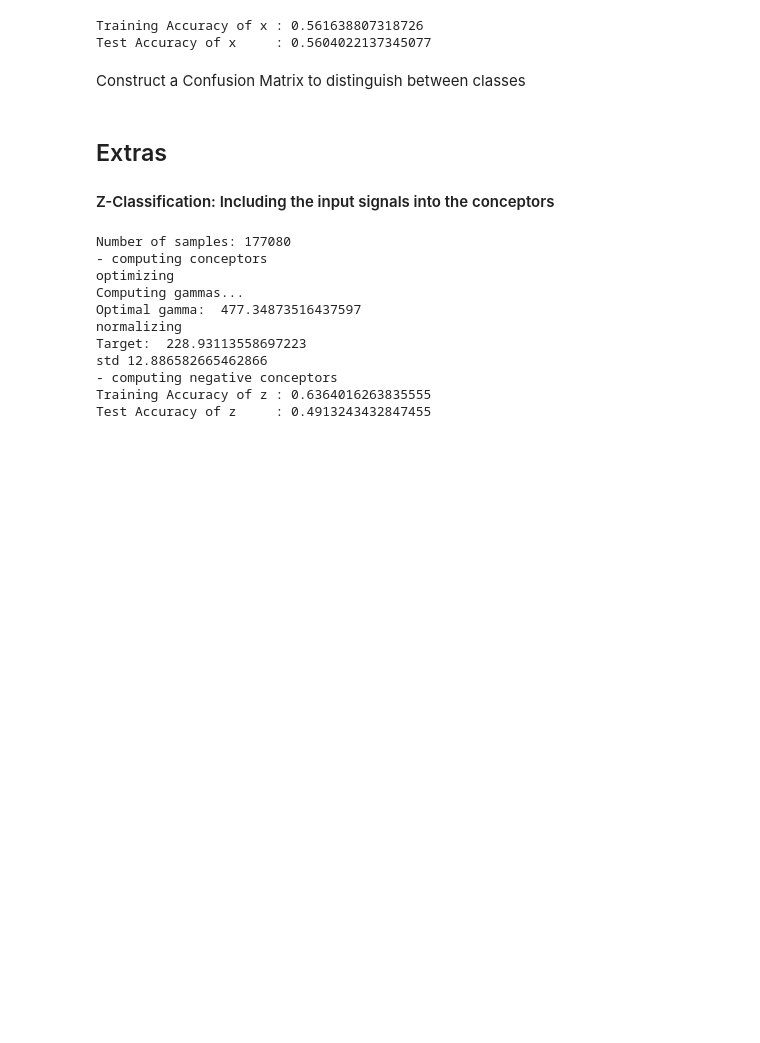
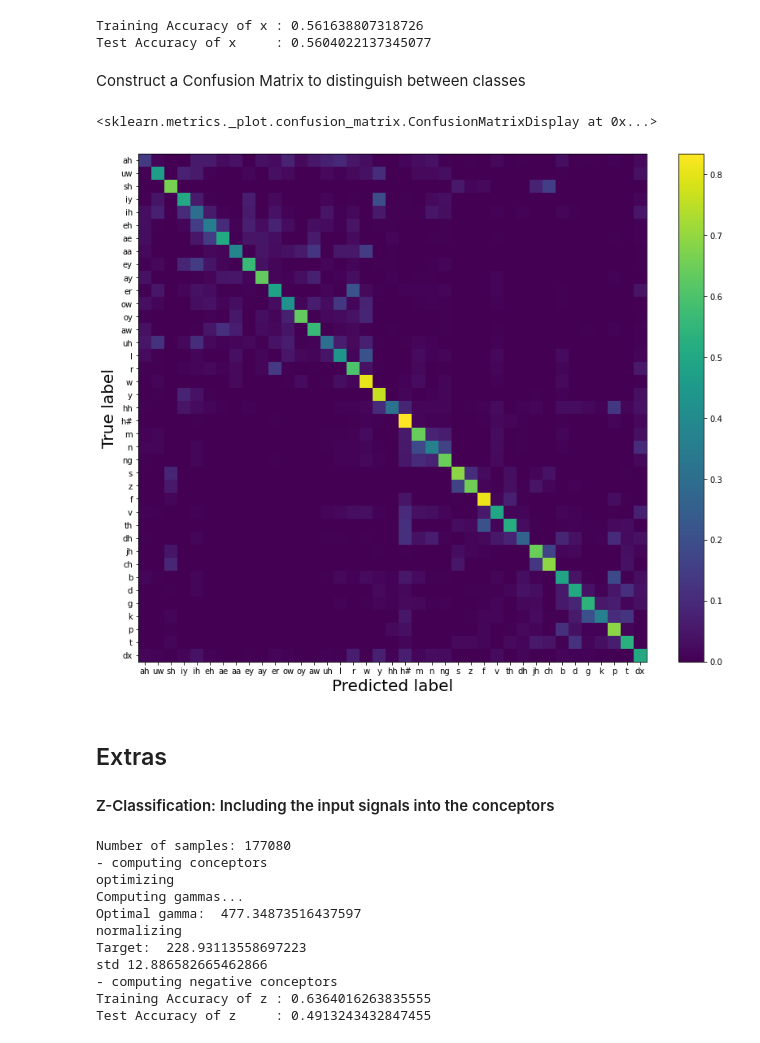
Before and after one commit to jorisptrs/Bachelor-Thesis, a Jupyter notebook: Code/experiments/exp1_classification/classification.ipynb, the cells around one changed output. Saved outputs shown, nothing was run; the diff lists cells and outputs as text; code cells hidden in the pictures; blank space fills up the shorter version.

```diff
--- a/Code/experiments/exp1_classification/classification.ipynb
+++ b/Code/experiments/exp1_classification/classification.ipynb
@@ -74,7 +74,7 @@ _ = clas.fit(features_train, labels_train, **{
     "n_mels": n_mels,
     "XorZ": "X",
     "N": 100,
-    "save": True
+    "cache": True
 })
 # %% [output]
 Number of samples: 177080
@@ -107,20 +118,23 @@ Construct a Confusion Matrix to distinguish between classes
 # %%
 from sklearn.metrics import confusion_matrix, ConfusionMatrixDisplay
 
 phonemes_in_order = ['ah', 'uw', 'sh', 'iy', 'ih', 'eh', 'ae', 'aa', 'ey', 'ay', 'er', 'ow', 'oy', 'aw', 'uh',
                'l', 'r', 'w', 'y', 'hh', 'h#',
                'm', 'n', 'ng',
                's', 'z', 'f', 'v', 'th', 'dh',
                'jh', 'ch',
                'b', 'd', 'g', 'k', 'p', 't', 'dx']
 
 
-labels_pred = clas.predict(features_test)
 cm = confusion_matrix(labels_test, labels_pred, labels=phonemes_in_order, normalize='true')
-disp = ConfusionMatrixDisplay(cm, display_labels=phonemes)
+disp = ConfusionMatrixDisplay(cm, display_labels=phonemes_in_order)
 fig, ax = plt.subplots(figsize=(14,11.5))
-
+ax.set_xlabel("", fontsize = default_font_size)
+ax.set_ylabel("", fontsize = default_font_size)
 disp.plot(ax=ax, include_values=False)
+# %% [output]
+<sklearn.metrics._plot.confusion_matrix.ConfusionMatrixDisplay at 0x...>
+[figure, added]
 # %% [markdown]
 ## Extras
 
```
Also changed, not shown: parts of 4 cells of this notebook, 4 other files.
